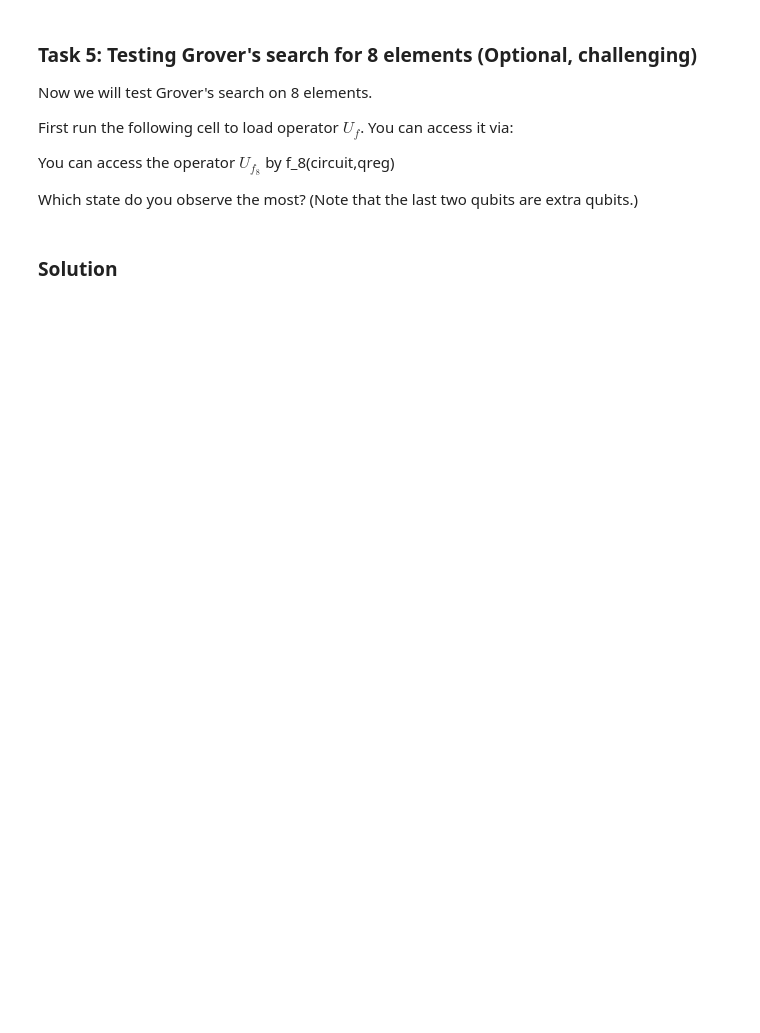
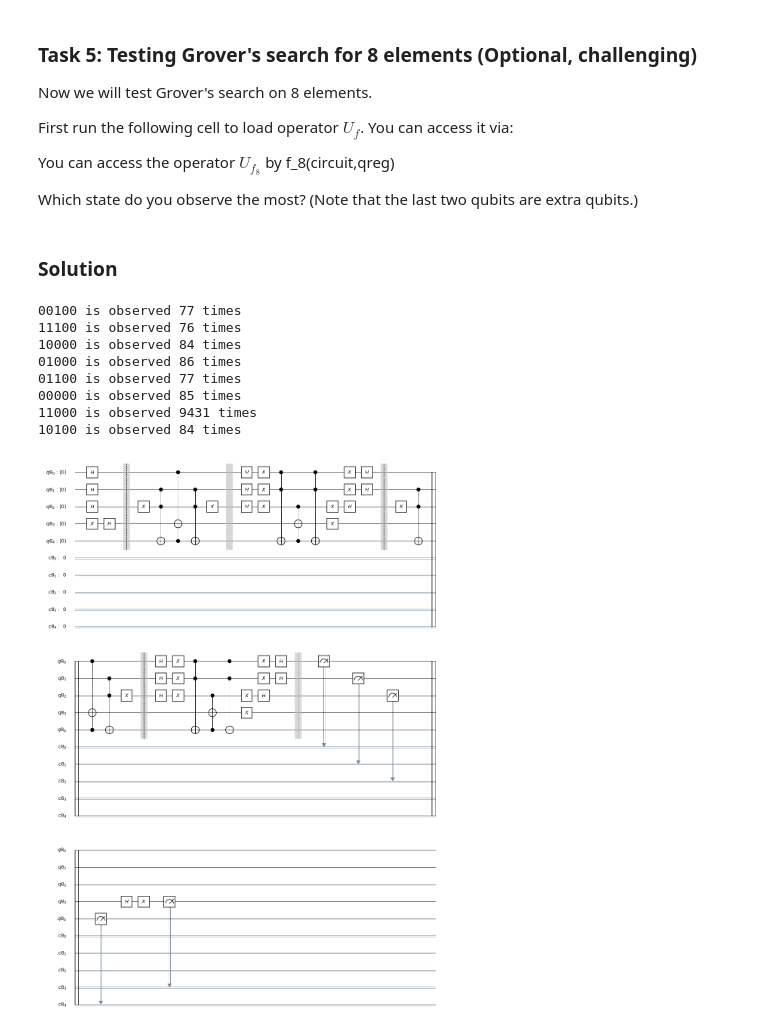
Before and after one commit to ozlemsalehi/bronze, a Jupyter notebook: bronze/B90_Grovers_Search_Implementation_Solutions.ipynb, the cells around one changed output. Cells and saved outputs as stored; diff of their text form; code cells hidden in the pictures; blank space fills up the shorter version.

```diff
--- a/bronze/B90_Grovers_Search_Implementation_Solutions.ipynb
+++ b/bronze/B90_Grovers_Search_Implementation_Solutions.ipynb
@@ -241,16 +264,16 @@ def big_inversion(circuit,quantum_reg):
         circuit.h(quantum_reg[i])
         circuit.x(quantum_reg[i])
 
-    circuit.ccx(quantum_reg[1],quantum_reg[0],quantum_reg[3])
-    circuit.ccx(quantum_reg[2],quantum_reg[3],quantum_reg[4])
-    circuit.ccx(quantum_reg[1],quantum_reg[0],quantum_reg[3])
+    circuit.ccx(quantum_reg[1],quantum_reg[0],quantum_reg[4])
+    circuit.ccx(quantum_reg[2],quantum_reg[4],quantum_reg[3])
+    circuit.ccx(quantum_reg[1],quantum_reg[0],quantum_reg[4])
 
     for i in range(3):
         circuit.x(quantum_reg[i])
         circuit.h(quantum_reg[i])
 
 
-    circuit.x(quantum_reg[4])
+    circuit.x(quantum_reg[3])
 # %% [markdown]
 Below you can check the matrix of your inversion operator. We are interested in the top-left $8 \times 8$ part of the matrix, the remaining parts are because of additional qubits.
 # %%
@@ -262,14 +285,14 @@ big_creg2 = ClassicalRegister(5)
 big_mycircuit2 = QuantumCircuit(big_qreg2,big_creg2)
 
 #set ancilla
-big_mycircuit2.x(big_qreg2[4])
-big_mycircuit2.h(big_qreg2[4])
+big_mycircuit2.x(big_qreg2[3])
+big_mycircuit2.h(big_qreg2[3])
 
 big_inversion(big_mycircuit2,big_qreg2)
 
 #set ancilla back
-big_mycircuit2.h(big_qreg2[4])
-big_mycircuit2.x(big_qreg2[4])
+big_mycircuit2.h(big_qreg2[3])
+big_mycircuit2.x(big_qreg2[3])
 
 job = execute(big_mycircuit2,Aer.get_backend('unitary_simulator'))
 u=job.result().get_unitary(big_mycircuit2,decimals=3)
@@ -302,36 +334,46 @@ creg8 = ClassicalRegister(5)
 mycircuit8 = QuantumCircuit(qreg8,creg8)
 
 #set ancilla
-mycircuit8.x(qreg8[4])
-mycircuit8.h(qreg8[4])
+mycircuit8.x(qreg8[3])
+mycircuit8.h(qreg8[3])
 
 #Grover
 for i in range(3):
     mycircuit8.h(qreg8[i])
 
 mycircuit8.barrier()
 
-#Try 1,2,6,12 iterations of Grover
-for i in range(6):
+#Try 1,2,6,12 8iterations of Grover
+for i in range(2):
     f_8(mycircuit8,qreg8)
     mycircuit8.barrier()
     big_inversion(mycircuit8,qreg8)
     mycircuit8.barrier()
 
 #set ancilla back
 
-mycircuit8.h(qreg8[4])
-mycircuit8.x(qreg8[4])
+mycircuit8.h(qreg8[3])
+mycircuit8.x(qreg8[3])
 
 mycircuit8.measure(qreg8,creg8)
 
 job = execute(mycircuit8,Aer.get_backend('qasm_simulator'),shots=10000)
 counts8 = job.result().get_counts(mycircuit8)
 # print the reverse of the outcome
 for outcome in counts8:
     reverse_outcome = ''
     for i in outcome:
         reverse_outcome = i + reverse_outcome
     print(reverse_outcome,"is observed",counts8[outcome],"times")
 
 mycircuit8.draw(output='mpl')
+# %% [output]
+00100 is observed 77 times
+11100 is observed 76 times
+10000 is observed 84 times
+01000 is observed 86 times
+01100 is observed 77 times
+00000 is observed 85 times
+11000 is observed 9431 times
+10100 is observed 84 times
+[figure, added]
```
Also changed, not shown: parts of 4 cells of this notebook, 12 other files.
